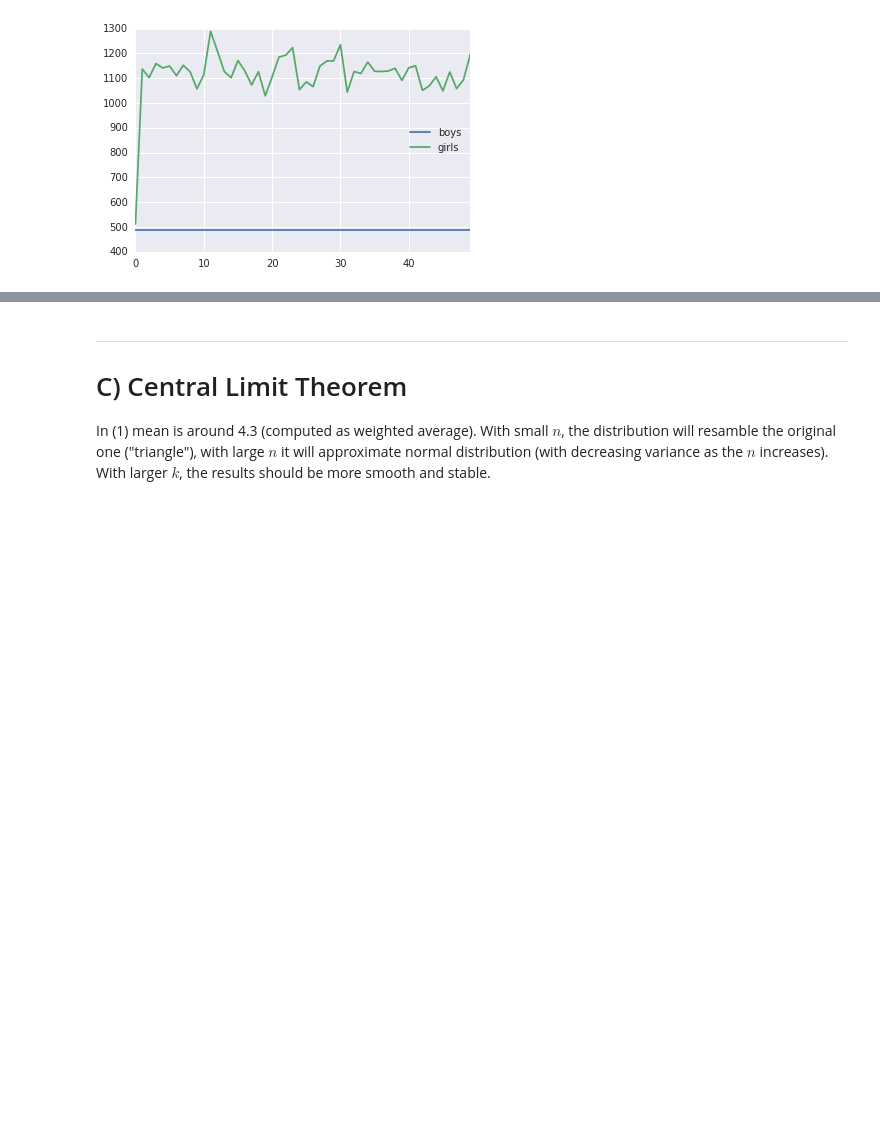
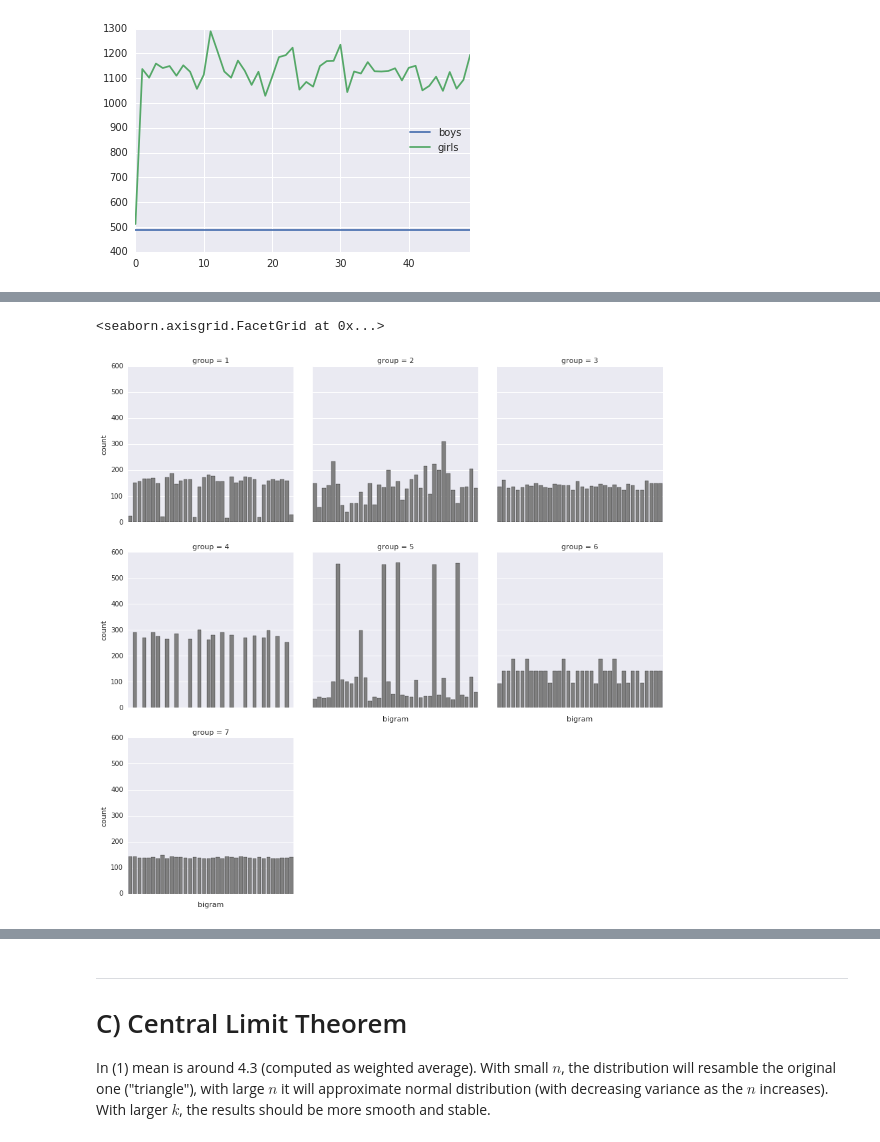
Before and after one commit to effa/iv122, a Jupyter notebook: 09-probability.ipynb, the cells around one changed output, grey strips where cells are left out. Cells and saved outputs as stored; diff of their text form; code cells hidden in the pictures; blank space fills up the shorter version.

```diff
--- a/09-probability.ipynb
+++ b/09-probability.ipynb
@@ -215,0 +170,9 @@ distinct birgrams 36
+# %%
+numbers['bigram'] = numbers.groupby('group').number.apply(
+    lambda ns: 10*ns.shift() + ns)
+g = sns.factorplot(data=numbers, col='group', col_wrap=3,
+                x='bigram', kind='count', color='gray')
+g.set_xticklabels([])
+# %% [output]
+<seaborn.axisgrid.FacetGrid at 0x...>
+[figure, added]
```
Also changed, not shown: parts of 23 cells of this notebook.
